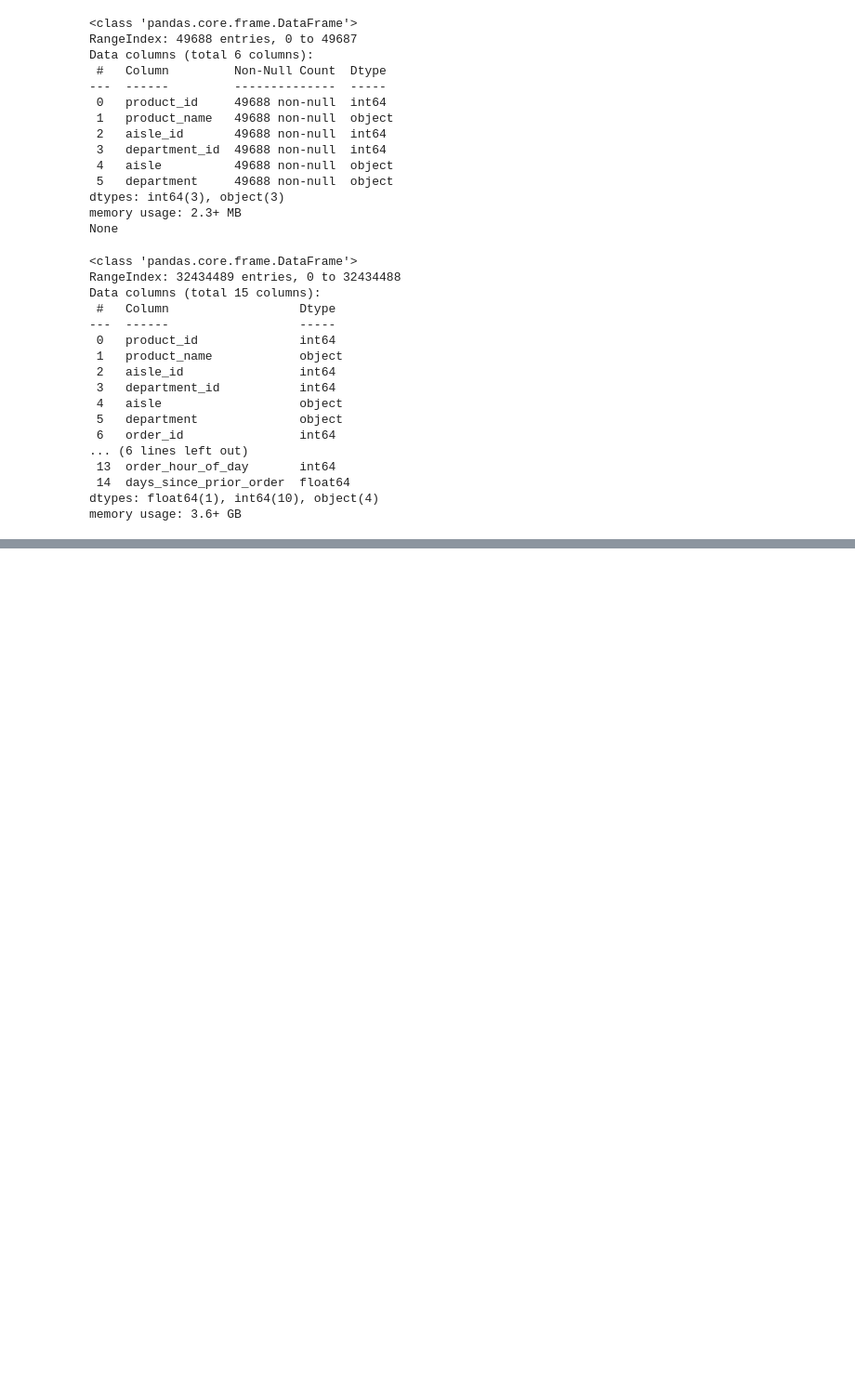
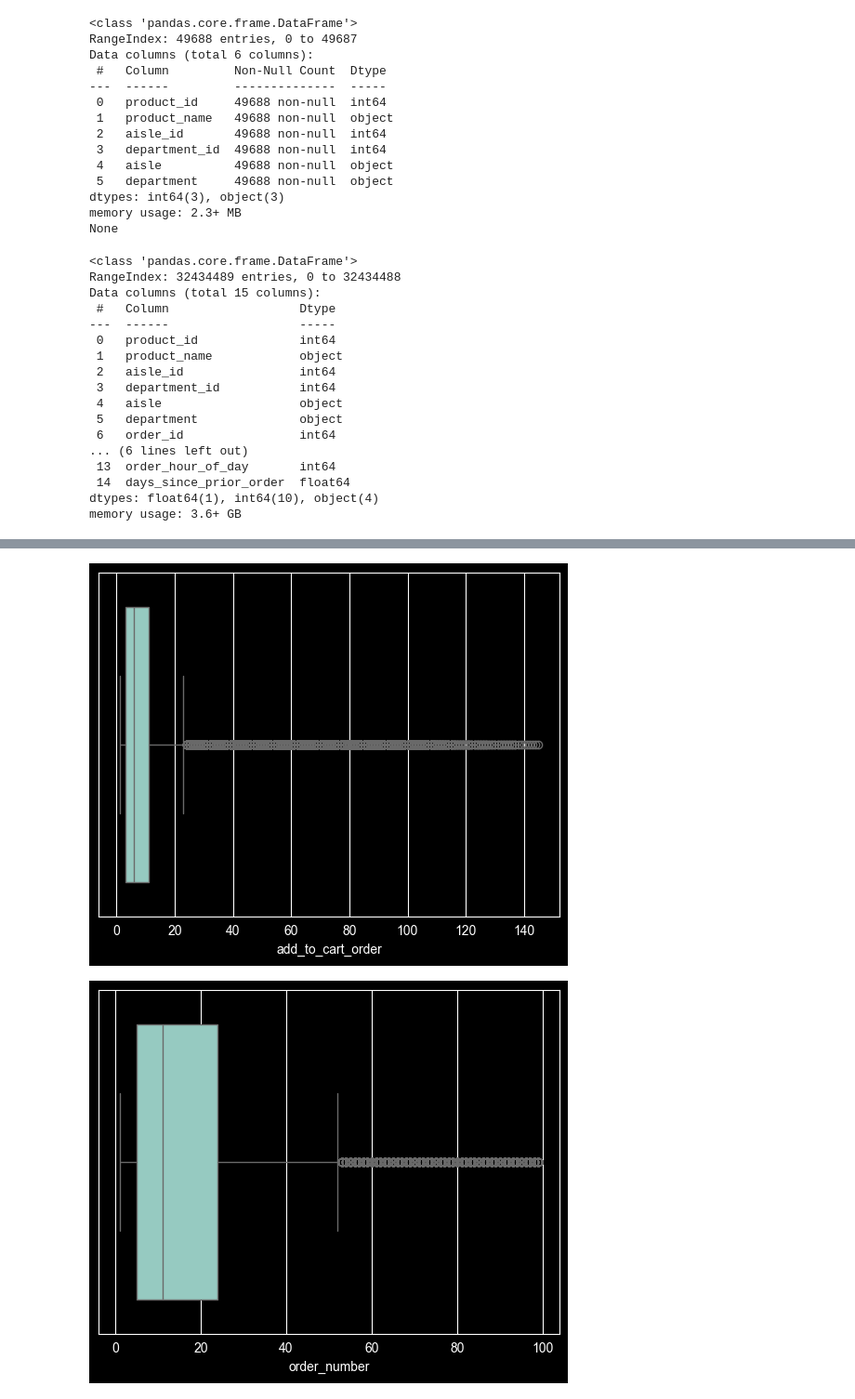
Before and after one commit to frieh7/Fall2025_DS230_Final-project, a Jupyter notebook: main.ipynb, the cells around one changed output, grey strips where cells are left out. Shown at 93% size. Saved outputs shown, nothing was run; the diff lists cells and outputs as text; code cells hidden in the pictures; blank space fills up the shorter version.

```diff
--- a/main.ipynb
+++ b/main.ipynb
@@ -283,0 +296,4 @@ corr_matrix
+# %%
+from sklearn.impute import SimpleImputer
+imputer = SimpleImputer(strategy="constant", fill_value=-1)
+merged_prior[["days_since_prior_order"]] = imputer.fit_transform(merged_prior[["days_since_prior_order"]])
@@ -283,0 +320,10 @@ corr_matrix
+# %%
+sns.boxplot(x=merged_prior["add_to_cart_order"])
+plt.show()
+sns.boxplot(x=merged_prior["order_number"])
+plt.show()
+sns.boxplot(x=merged_prior["days_since_prior_order"])
+plt.show()
+# %% [output]
+[figure, added]
+[figure, added]
```
Also changed, not shown: parts of 12 cells of this notebook.
